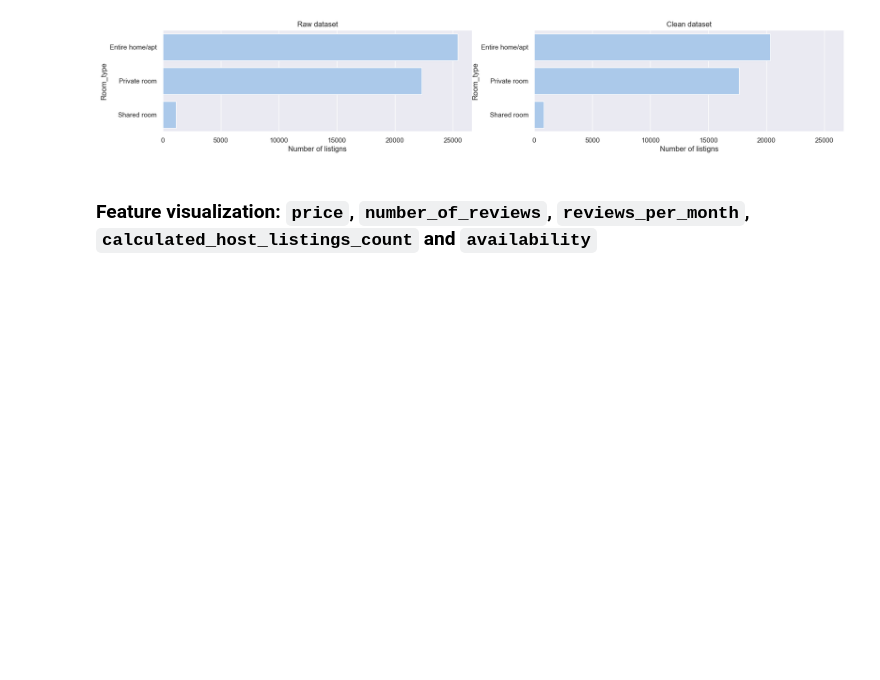
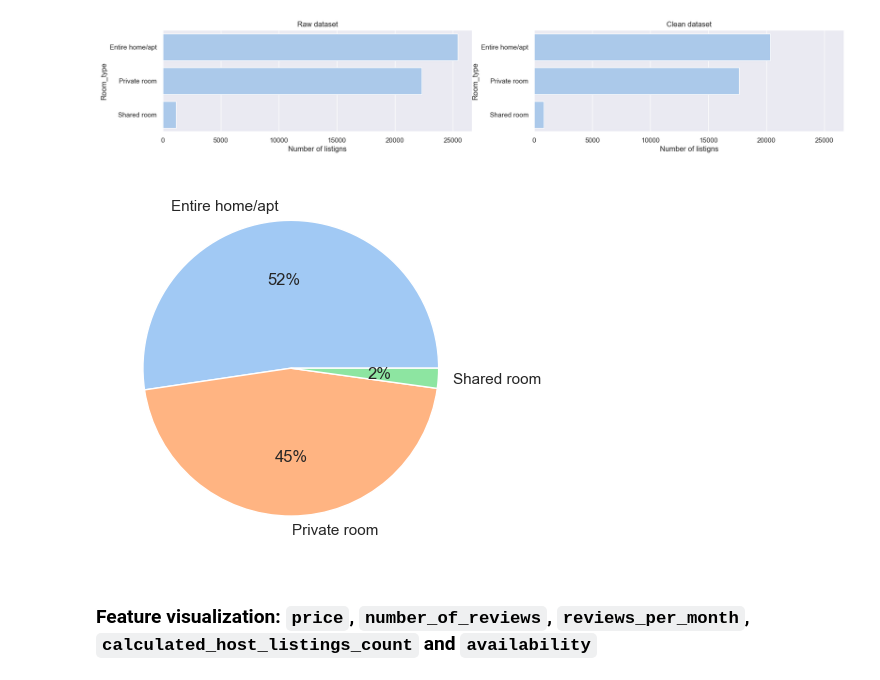
Before and after one commit to Plunksbar/VA-Final_Lab, a Jupyter notebook: data_exploration.ipynb, the cells around one changed output. Cells and saved outputs as stored; diff of their text form; code cells hidden in the pictures; blank space fills up the shorter version.

```diff
--- a/data_exploration.ipynb
+++ b/data_exploration.ipynb
@@ -213,6 +213,13 @@ Room types available:
 comparison_count(df, clean_df, "room_type", figsize=(20,3))
 # %% [output]
 [figure]
+# %%
+counts = clean_df['room_type'].value_counts()
+colors = sns.color_palette('pastel')[0:5]
+plt.pie(counts.values, labels = counts.index, colors = colors, autopct='%.0f%%')
+plt.show()
+# %% [output]
+[figure, added]
 # %% [markdown]
 ### Feature visualization: `price`, `number_of_reviews`, `reviews_per_month`, `calculated_host_listings_count` and `availability`
 # %%
```
Also changed, not shown: parts of 6 cells of this notebook.
